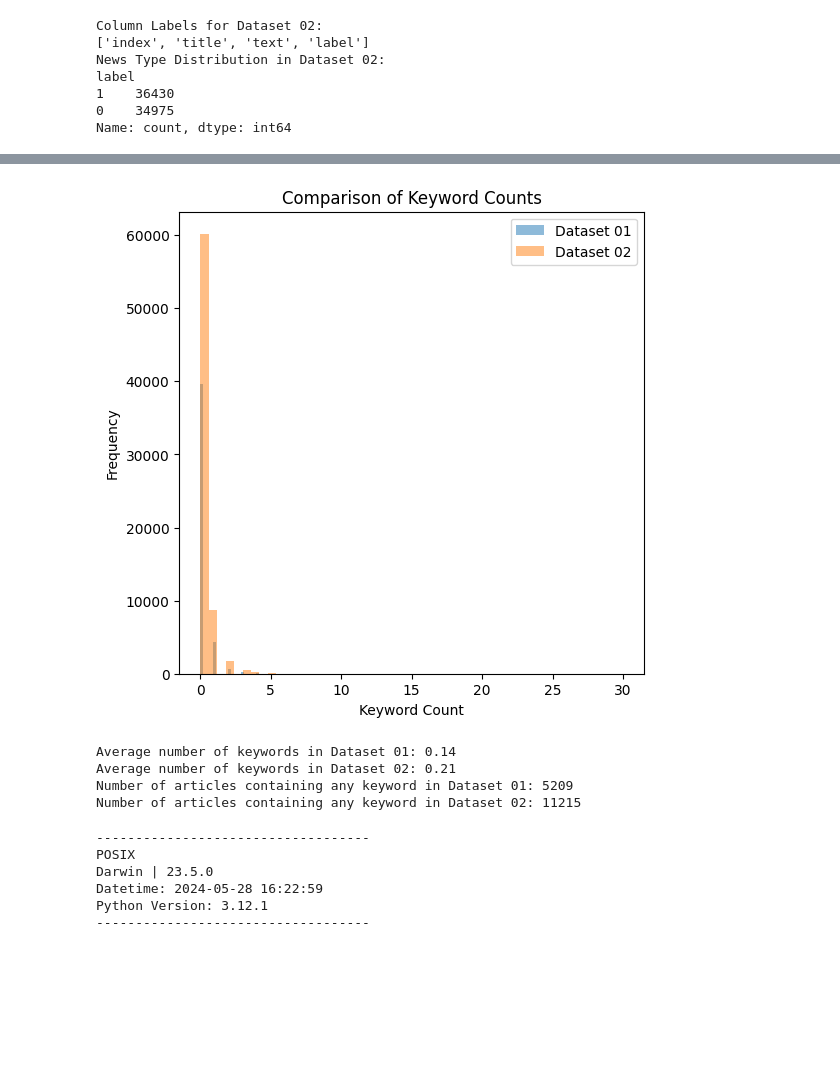
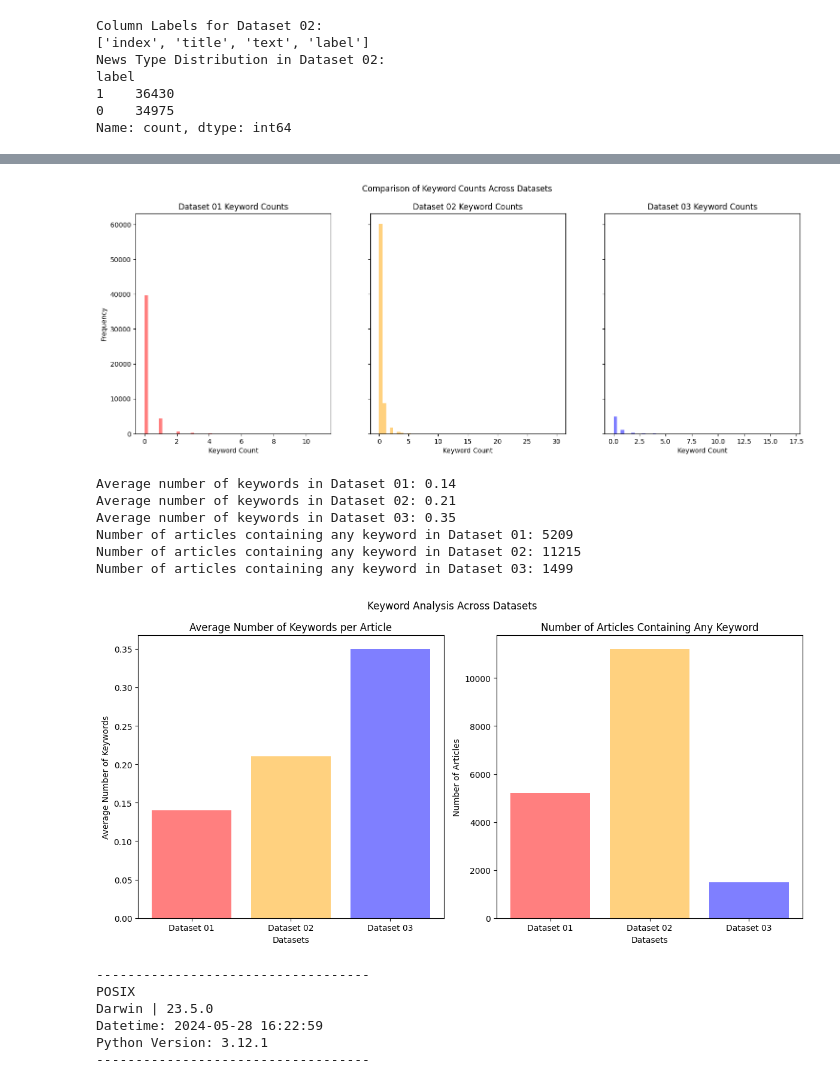
Before and after one commit to mariuzzzzzzz/news-classification, a Jupyter notebook: 2-dataset-comparison.ipynb, the cells around one changed output, grey strips where cells are left out. Saved outputs shown, nothing was run; the diff lists cells and outputs as text; code cells hidden in the pictures; blank space fills up the shorter version.

```diff
--- a/2-dataset-comparison.ipynb
+++ b/2-dataset-comparison.ipynb
@@ -102,26 +151,46 @@ plt.show()
 # %%
+# Load the cleaned datasets
+dataset_01 = pd.read_csv('./raw-data/dataset-01.csv')
+dataset_02 = pd.read_csv('./raw-data/dataset-02.csv')
+dataset_03 = pd.read_csv('./raw-data/dataset-03.csv')
+
 # Function to count occurrences of specific keywords
 def keyword_count(text, keywords):
     return sum(text.lower().count(keyword) for keyword in keywords)
 
 keywords = ['warning', 'attention', 'alert', 'breaking', 'exclusive']
 
 # Add columns for keyword counts
 dataset_01['keyword_count'] = dataset_01['text'].apply(lambda x: keyword_count(x, keywords))
 dataset_02['keyword_count'] = dataset_02['text'].apply(lambda x: keyword_count(x, keywords))
+dataset_03['keyword_count'] = dataset_03['text'].apply(lambda x: keyword_count(x, keywords))
 
-# Plotting the distributions of keyword counts
-plt.figure(figsize=(6, 6))
-plt.hist(dataset_01['keyword_count'], bins=50, alpha=0.5, label='Dataset 01')
-plt.hist(dataset_02['keyword_count'], bins=50, alpha=0.5, label='Dataset 02')
-plt.title('Comparison of Keyword Counts')
-plt.xlabel('Keyword Count')
-plt.ylabel('Frequency')
-plt.legend()
+# Plotting the distributions of keyword counts side by side
+fig, axes = plt.subplots(1, 3, figsize=(18, 6), sharey=True)
+
+axes[0].hist(dataset_01['keyword_count'], bins=50, alpha=0.5, color='red')
+axes[0].set_title('Dataset 01 Keyword Counts')
+axes[0].set_xlabel('Keyword Count')
+axes[0].set_ylabel('Frequency')
+
+axes[1].hist(dataset_02['keyword_count'], bins=50, alpha=0.5, color='orange')
+axes[1].set_title('Dataset 02 Keyword Counts')
+axes[1].set_xlabel('Keyword Count')
+
+axes[2].hist(dataset_03['keyword_count'], bins=50, alpha=0.5, color='blue')
+axes[2].set_title('Dataset 03 Keyword Counts')
+axes[2].set_xlabel('Keyword Count')
+
+plt.suptitle('Comparison of Keyword Counts Across Datasets')
 plt.show()
 # %% [output]
-[figure, old version]
+[figure, new version]
 # %%
+# Load the cleaned datasets
+dataset_01 = pd.read_csv('./raw-data/dataset-01.csv')
+dataset_02 = pd.read_csv('./raw-data/dataset-02.csv')
+dataset_03 = pd.read_csv('./raw-data/dataset-03.csv')
+
 # Function to count occurrences of specific keywords
 def keyword_count(text, keywords):
     return sum(text.lower().count(keyword) for keyword in keywords)
@@ -131,28 +200,68 @@ keywords = ['warning', 'attention', 'alert', 'breaking', 'exclusive']
 # Add columns for keyword counts
 dataset_01['keyword_count'] = dataset_01['text'].apply(lambda x: keyword_count(x, keywords))
 dataset_02['keyword_count'] = dataset_02['text'].apply(lambda x: keyword_count(x, keywords))
+dataset_03['keyword_count'] = dataset_03['text'].apply(lambda x: keyword_count(x, keywords))
 
 # Average number of keywords per article
 avg_keywords_01 = dataset_01['keyword_count'].mean()
 avg_keywords_02 = dataset_02['keyword_count'].mean()
+avg_keywords_03 = dataset_03['keyword_count'].mean()
 
 print(f"Average number of keywords in Dataset 01: {avg_keywords_01:.2f}")
 print(f"Average number of keywords in Dataset 02: {avg_keywords_02:.2f}")
+print(f"Average number of keywords in Dataset 03: {avg_keywords_03:.2f}")
 
 # Comparing the number of articles containing any of the keywords
 dataset_01['has_keyword'] = dataset_01['keyword_count'] > 0
 dataset_02['has_keyword'] = dataset_02['keyword_count'] > 0
+dataset_03['has_keyword'] = dataset_03['keyword_count'] > 0
 
 keyword_articles_01 = dataset_01['has_keyword'].sum()
 keyword_articles_02 = dataset_02['has_keyword'].sum()
+keyword_articles_03 = dataset_03['has_keyword'].sum()
 
 print(f"Number of articles containing any keyword in Dataset 01: {keyword_articles_01}")
 print(f"Number of articles containing any keyword in Dataset 02: {keyword_articles_02}")
+print(f"Number of articles containing any keyword in Dataset 03: {keyword_articles_03}")
 # %% [output]
 Average number of keywords in Dataset 01: 0.14
 Average number of keywords in Dataset 02: 0.21
+Average number of keywords in Dataset 03: 0.35
 Number of articles containing any keyword in Dataset 01: 5209
 Number of articles containing any keyword in Dataset 02: 11215
+Number of articles containing any keyword in Dataset 03: 1499
+# %%
+import matplotlib.pyplot as plt
+
+# Data for visualization
+datasets = ['Dataset 01', 'Dataset 02', 'Dataset 03']
+avg_keywords = [0.14, 0.21, 0.35]
+articles_with_keywords = [5209, 11215, 1499]
+
+# Define colors to match the previous plots
+colors = ['red', 'orange', 'blue']
+
+# Plotting average number of keywords per article
+plt.figure(figsize=(12, 6))
+
+plt.subplot(1, 2, 1)
+plt.bar(datasets, avg_keywords, color=colors, alpha=0.5)
+plt.title('Average Number of Keywords per Article')
+plt.xlabel('Datasets')
+plt.ylabel('Average Number of Keywords')
+
+# Plotting number of articles containing any keyword
+plt.subplot(1, 2, 2)
+plt.bar(datasets, articles_with_keywords, color=colors, alpha=0.5)
+plt.title('Number of Articles Containing Any Keyword')
+plt.xlabel('Datasets')
+plt.ylabel('Number of Articles')
+
+plt.suptitle('Keyword Analysis Across Datasets')
+plt.tight_layout()
+plt.show()
+# %% [output]
+[figure, added]
 # %%
 import os
 import platform
```
Also changed, not shown: parts of 6 cells of this notebook, 3 other files.
